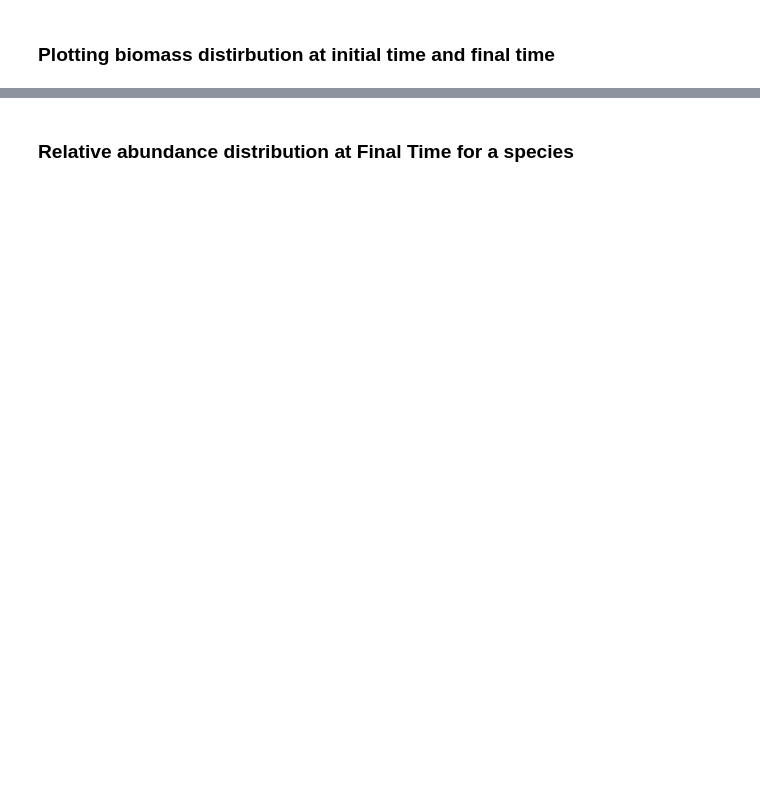
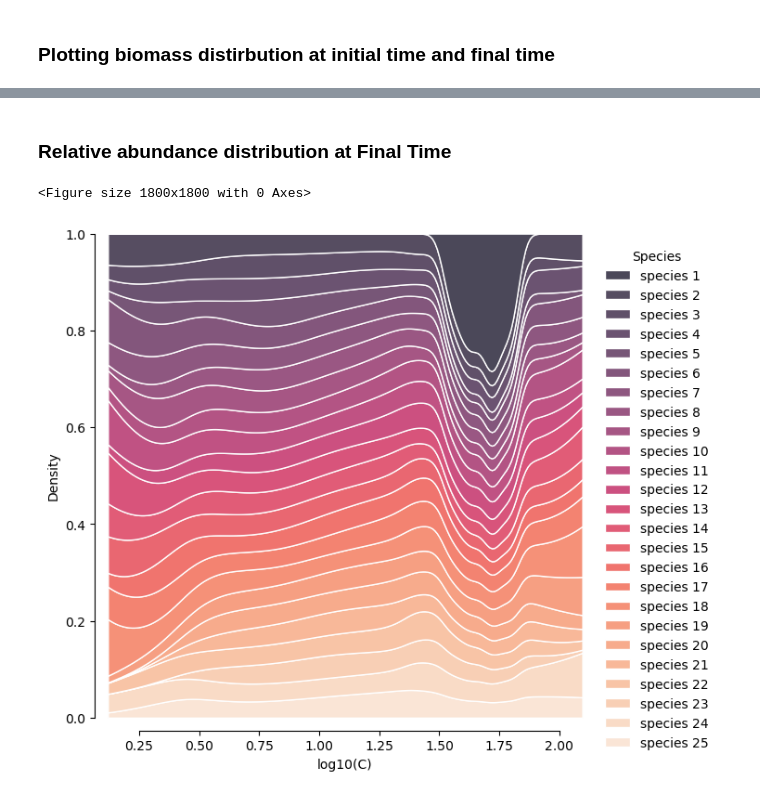
Before and after one commit to IVAN-Hu-yi/CellSizeBCA, a Jupyter notebook: Code/simulation.ipynb, the cells around one changed output, grey strips where cells are left out. Drawn from its saved outputs; the diff is of its cells as text; code cells hidden in the pictures; blank space fills up the shorter version.

```diff
--- a/Code/simulation.ipynb
+++ b/Code/simulation.ipynb
@@ -150,2 +145,29 @@ Text(0.5, 0, 'Time')
 # %% [markdown]
-### Relative abundance distribution at Final Time for a species
+### Relative abundance distribution at Final Time
+# %%
+spec_name = np.array([f'species {i}' for i in range(1, N+1)])
+# df = pd.DataFrame({
+#     'C':0,
+#     'Species': 'Species 1'
+# })
+l = []
+for i, item in enumerate(Ct_assemblies):
+    temp = pd.DataFrame({'C':item[:, -1], 'Species': spec_name})
+    l.append(temp)
+result = pd.concat(l)
+# %%
+# biomass
+plt.figure(figsize=(6, 6), dpi=300)
+sns.displot(
+    data=result,
+    x=np.log10(result['C']), hue="Species",
+    kind="kde", height=6,
+    multiple="fill", clip=(0, None),
+    palette=sns.color_palette("rocket", N),
+    edgecolor='white'
+)
+plt.xlabel('log10(C)')
+sns.despine(offset=10, trim=True)
+# %% [output]
+<Figure size 1800x1800 with 0 Axes>
+[figure, added]
```
Also changed, not shown: parts of 13 cells of this notebook.
